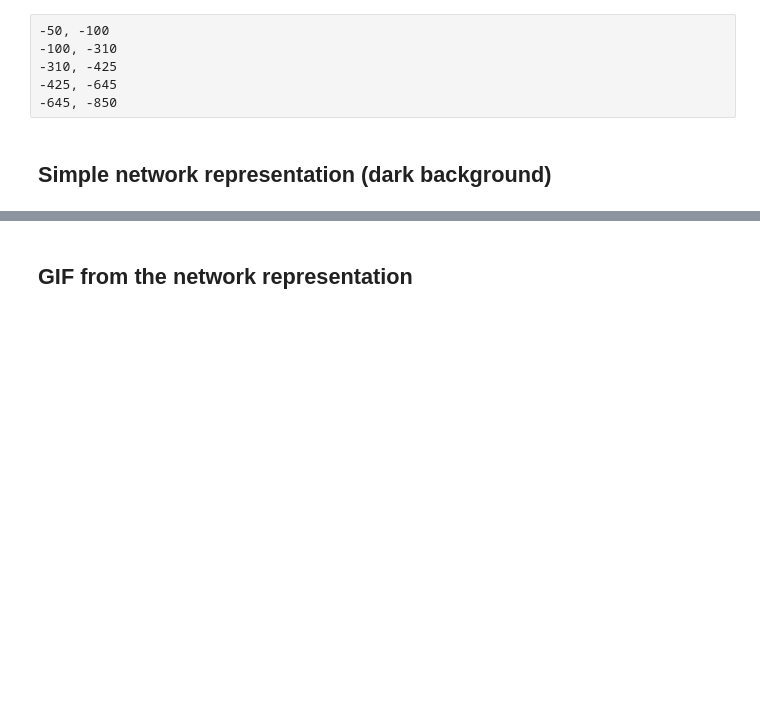
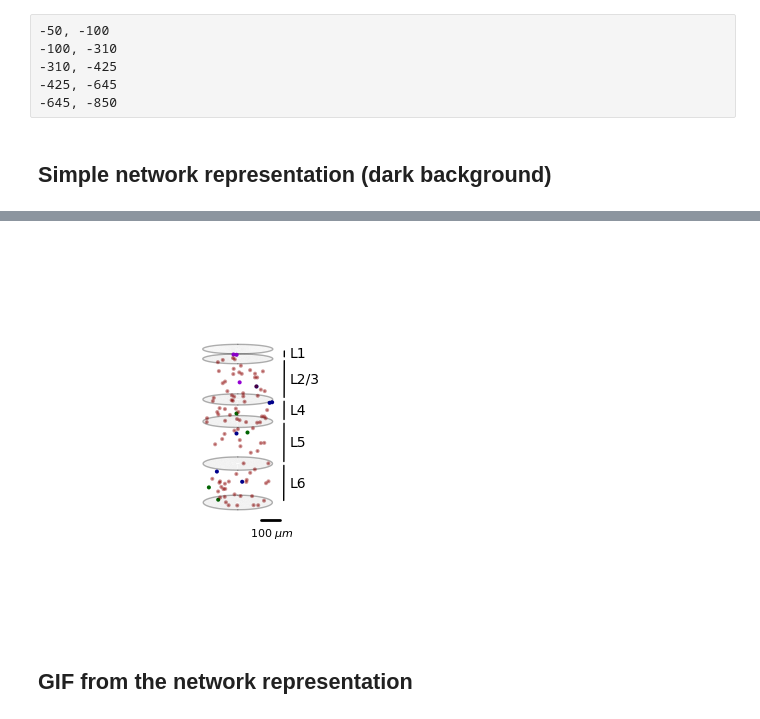
Before and after one commit to JavierGalvan9/Billeh_model_opposing_responses, a Jupyter notebook: Predictive_coding_experiments/model_representation.ipynb, the cells around one changed output, grey strips where cells are left out. Cells and saved outputs as stored; diff of their text form; code cells hidden in the pictures; blank space fills up the shorter version.

```diff
--- a/Predictive_coding_experiments/model_representation.ipynb
+++ b/Predictive_coding_experiments/model_representation.ipynb
@@ -187,3 +391,69 @@ plt.savefig(os.path.join(images_path, "model_representation_white.png"), dpi=300
+# %%
+sns.set(style="ticks", context="talk")
+# plt.style.use('classic')
+max_radius = 152.42
+
+fig = plt.figure()
+ax = fig.add_subplot(projection='3d')
+
+for pop_name in pop_dict.keys():
+    x = pop_dict[pop_name]['x']
+    y = pop_dict[pop_name]['y']
+    z = pop_dict[pop_name]['z']
+    color = pop_dict[pop_name]['color']
+    alpha = pop_dict[pop_name]['alpha']
+    ax.scatter(x, z, y, 'o', alpha=alpha, s=2, color=color)
+
+x_circ = np.linspace(-max_radius, max_radius, 100)
+z_circ = np.sqrt(max_radius**2 - x_circ**2)
+x_vert = np.zeros((100))
+z_vert = 450*np.ones((100))
+R = np.linspace(0, max_radius, 100)
+u = np.linspace(0,  2*np.pi, 100)
+x = np.outer(R, np.cos(u))
+z = np.outer(R, np.sin(u))
+upper_limit = -50
+layer_limits = [-100, -310, -425, -645, -850]
+layers = ['L1', 'L2/3', 'L4', 'L5', 'L6']
+ax.plot(x_circ, z_circ, -50, color='black', linewidth=1, alpha=0.3)
+ax.plot(x_circ, -z_circ, -50, color='black', linewidth=1, alpha=0.3)
+ax.plot_surface(x,z,upper_limit*np.ones(x.shape), alpha=0.05, color='white', linewidth=0)
+for layer, lower_limit in zip(layers, layer_limits):
+    ax.plot(x_circ, z_circ, lower_limit, color='black', linewidth=1, alpha=0.3)
+    ax.plot(x_circ, -z_circ, lower_limit, color='black', linewidth=1, alpha=0.3)
+    ax.plot_surface(x,z,lower_limit*np.ones(x.shape), alpha=0.05, color='black', linewidth=0)
+    # Lateral layers legend
+    ax.plot(np.zeros((100)), (max_radius+50)*np.ones((100)), np.linspace(lower_limit+10, upper_limit-10, 100), color='black', linewidth=1, alpha=1)
+    ax.text(0, (max_radius+75), np.mean([lower_limit, upper_limit]), layer, color='black', fontsize=10, verticalalignment='center')
+    upper_limit = lower_limit
+
+z_scale = np.linspace(100, 180, 100)
+x_scale = 350*np.ones(100)
+y_scale = -850*np.ones(100)
+ax.plot(x_scale, z_scale, y_scale, color='black', linewidth=2, alpha=1)
+ax.text(650, 140, -850, r'100 $\mu m$', color='black', fontsize=8, horizontalalignment='center')
+
+# Vertical bars from the cylinder
+# y = np.linspace(-50, -850, 100)
+# x = np.zeros(100)
+# z = 400*np.ones(100)
+# ax.plot(x, z, y, color='white', linewidth=1, alpha=0.7)
+# ax.plot(x, -z, y, color='white', linewidth=1, alpha=0.7)
+
+plt.xlim(-500, 500)
+plt.ylim(-500, 500)
+
+# set lim to every axis
+# ax.set_xlim(-500, 500)
+# ax.set_ylim(-500, 500)
+
+
+plt.axis('off')
+ax.view_init(elev=10, azim=0)
+plt.savefig(os.path.join(images_path, "LM_model_representation_white.png"), dpi=300, transparent=True)
+plt.show()
+# %% [output]
+[figure, added]
 # %% [markdown]
 ## GIF from the network representation
 # %%
```
Also changed, not shown: parts of 16 cells of this notebook, 7 other files.
